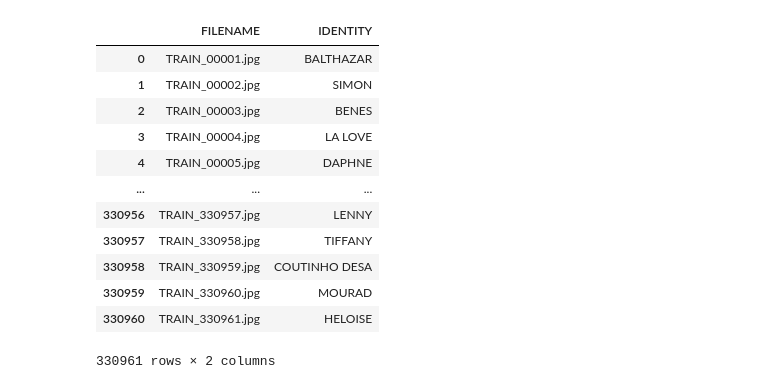
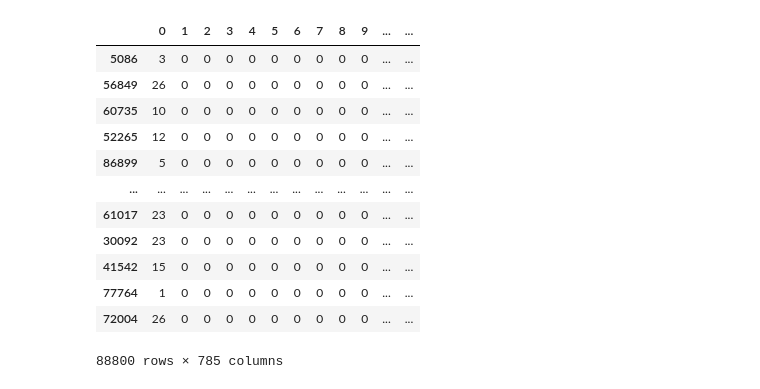
Before and after one commit to jaraycode/handwritten_recognition_IA, a Jupyter notebook: training.ipynb, the cells around one changed output. Cells and saved outputs as stored; diff of their text form; code cells hidden in the pictures.

```diff
--- a/training.ipynb
+++ b/training.ipynb
@@ -45,17 +17,0 @@ ds_train = ds_train.map(modelo.imageToCorrectSize(), )
-# %%
-train = pd.read_csv(os.path.join(DATASET_Jonas, "written_name_train_v2.csv"), header=None)
-train.iloc
-# %% [output]
-|  | FILENAME | IDENTITY |
-| 0 | TRAIN_00001.jpg | BALTHAZAR |
-| 1 | TRAIN_00002.jpg | SIMON |
-| 2 | TRAIN_00003.jpg | BENES |
-| 3 | TRAIN_00004.jpg | LA LOVE |
-| 4 | TRAIN_00005.jpg | DAPHNE |
-| ... | ... | ... |
-| 330956 | TRAIN_330957.jpg | LENNY |
-| 330957 | TRAIN_330958.jpg | TIFFANY |
-| 330958 | TRAIN_330959.jpg | COUTINHO DESA |
-| 330959 | TRAIN_330960.jpg | MOURAD |
-| 330960 | TRAIN_330961.jpg | HELOISE |
-330961 rows × 2 columns
@@ -62 +27,21 @@ train.iloc
+# %%
+df_train = pd.read_csv(os.path.join(DATASET_JONAS, "emnist-letters-train.csv"), header=None)
+df_train = df_train.sample(frac=1)
+df_train_label = df_train.pop(0)
+num_train = df_train.__len__()
+df_train
+# %% [output]
+|  | 0 | 1 | 2 | 3 | 4 | 5 | 6 | 7 | 8 | 9 | ... | ... |
+| 5086 | 3 | 0 | 0 | 0 | 0 | 0 | 0 | 0 | 0 | 0 | ... | ... |
+| 56849 | 26 | 0 | 0 | 0 | 0 | 0 | 0 | 0 | 0 | 0 | ... | ... |
+| 60735 | 10 | 0 | 0 | 0 | 0 | 0 | 0 | 0 | 0 | 0 | ... | ... |
+| 52265 | 12 | 0 | 0 | 0 | 0 | 0 | 0 | 0 | 0 | 0 | ... | ... |
+| 86899 | 5 | 0 | 0 | 0 | 0 | 0 | 0 | 0 | 0 | 0 | ... | ... |
+| ... | ... | ... | ... | ... | ... | ... | ... | ... | ... | ... | ... | ... |
+| 61017 | 23 | 0 | 0 | 0 | 0 | 0 | 0 | 0 | 0 | 0 | ... | ... |
+| 30092 | 23 | 0 | 0 | 0 | 0 | 0 | 0 | 0 | 0 | 0 | ... | ... |
+| 41542 | 15 | 0 | 0 | 0 | 0 | 0 | 0 | 0 | 0 | 0 | ... | ... |
+| 77764 | 1 | 0 | 0 | 0 | 0 | 0 | 0 | 0 | 0 | 0 | ... | ... |
+| 72004 | 26 | 0 | 0 | 0 | 0 | 0 | 0 | 0 | 0 | 0 | ... | ... |
+88800 rows × 785 columns
 # %%
```
Also changed, not shown: parts of 10 cells of this notebook, 2 other files.
